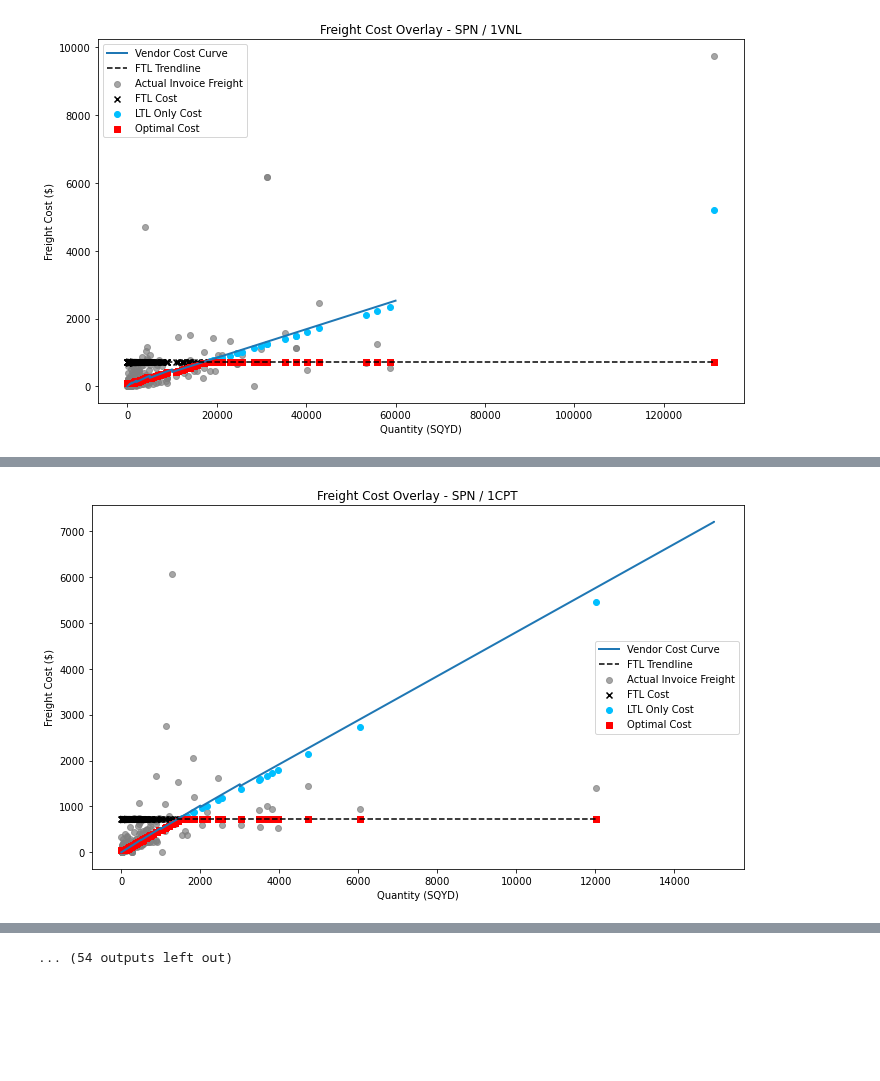
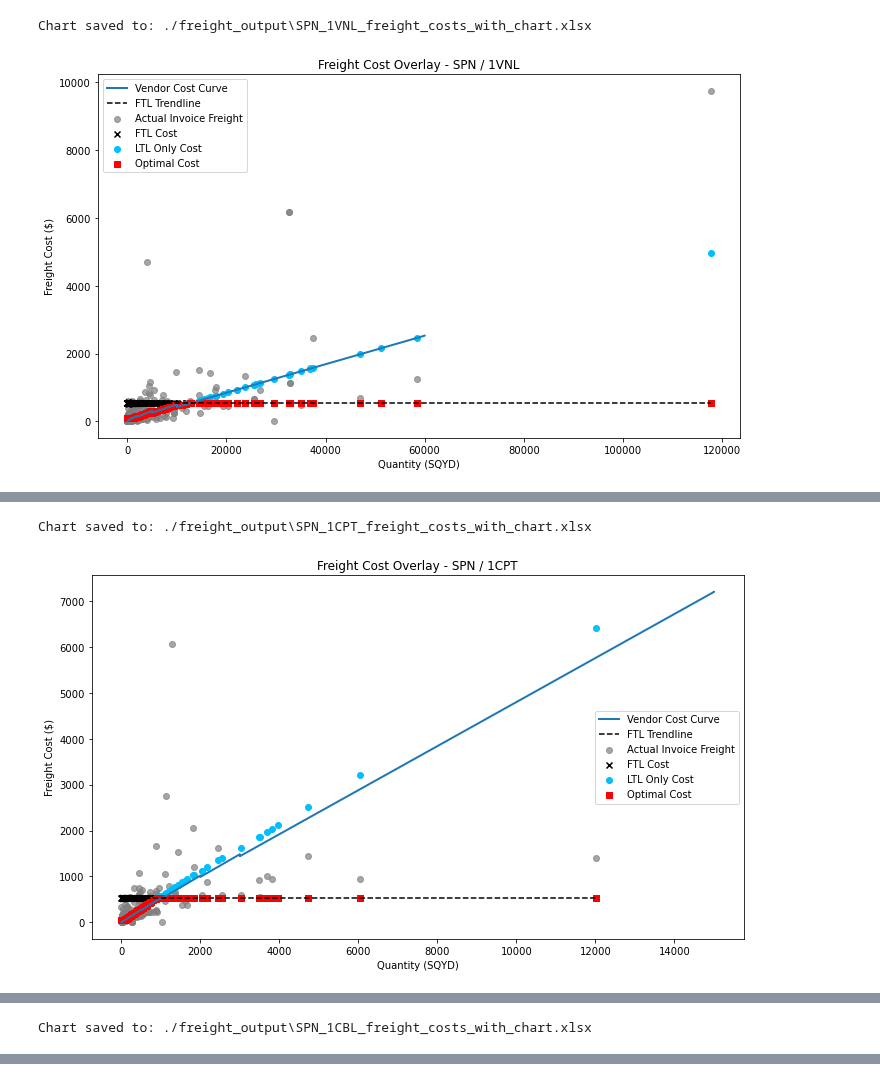
Before and after one commit to Zhuwaki/diverzify_freight_analysis, a Jupyter notebook: notebooks/nigel/cost_curves_development_live_code.ipynb, the cells around one changed output, grey strips where cells are left out. Cells and saved outputs as stored; diff of their text form; code cells hidden in the pictures; blank space fills up the shorter version.

Commit message:
updated reposittory with new model paramters

```diff
--- a/notebooks/nigel/cost_curves_development_live_code.ipynb
+++ b/notebooks/nigel/cost_curves_development_live_code.ipynb
@@ -85,10 +85,10 @@ def load_invoice_data(invoice_file):
     df.columns = df.columns.str.strip()
     df['invoice_row_id'] = df.index + 1
     df['invoice_commodity_quantity'] = pd.to_numeric(df['invoice_commodity_quantity'], errors='coerce')
-    df['historical_market_freight_costs'] = safe_clean_numeric(df['historical_market_freight_costs'])
+    df['freight_per_invoice'] = safe_clean_numeric(df['freight_per_invoice'])
     df['ftl_cost'] = safe_clean_numeric(df['ftl_cost'])
-    df['ltl_only_cost'] = safe_clean_numeric(df['ltl_only_cost'])
-    df['optimal_cost'] = safe_clean_numeric(df['optimal_cost'])
+    df['ltl_fallback_cost'] = safe_clean_numeric(df['ltl_fallback_cost'])
+    df['realistic_optimal_cost'] = safe_clean_numeric(df['realistic_optimal_cost'])
     df['quantity_sqyd'] = df['invoice_commodity_quantity']
     df['source'] = 'actual'
     logging.info(f"Invoice file loaded with {df.shape[0]} rows.")
@@ -106,14 +106,14 @@ def merge_and_export(vendor_curve_df, invoice_df, site, commodity, output_dir):
         return
 
     invoice_export = filtered_invoice[[
-        'invoice_row_id', 'quantity_sqyd', 'historical_market_freight_costs','ftl_cost',
-        'ltl_only_cost', 'optimal_cost'
+        'invoice_row_id', 'quantity_sqyd', 'freight_per_invoice','ftl_cost',
+        'ltl_fallback_cost', 'realistic_optimal_cost'
     ]].copy()
     invoice_export['vendor_rate'] = None
     invoice_export['vendor_estimated_cost'] = None
     invoice_export['source'] = 'actual'
 
-    invoice_export = invoice_export.rename(columns={'historical_market_freight_costs': 'actual_freight_cost'})
+    invoice_export = invoice_export.rename(columns={'freight_per_invoice': 'actual_freight_cost'})
 
     combined_df = pd.concat([vendor_curve_df, invoice_export], ignore_index=True)
     filename = f"{output_dir}/{site}_{commodity}_freight_costs.xlsx"
@@ -150,7 +150,7 @@ def plot_cost_curve(vendor_df, invoice_df, siteid, commodity):
     # Scatter: actual invoice freight costs
     ax.scatter(
         invoice_points['invoice_commodity_quantity'],
-        invoice_points['historical_market_freight_costs'],
+        invoice_points['freight_per_invoice'],
         color='gray',
         label='Actual Invoice Freight',
         alpha=0.7
@@ -259,8 +259,8 @@ import os
 
 
 # --- Step 1: Define file paths ---
-rates_file = "../../data/input/freight_model/freight_rates_operating.csv"
-invoice_file = "../../data/downloads/rates_adjusted_baseline_xgs_output_03052025.csv"
+rates_file = "../../data/input/freight_model/freight_rates_operating_multi.csv"
+invoice_file = "../../data/downloads/ftl/ftl_model_output_20250520_173348.csv"
 output_dir = "output_freight_analysis"
 
 # Ensure output folder exists
@@ -273,6 +273,10 @@ invoice_df = load_invoice_data(invoice_file)
 output_dir = "./freight_output"
 os.makedirs(output_dir, exist_ok=True)
 
+invoice_df =invoice_df[invoice_df['site']=='SPN']
+invoice_df = invoice_df.rename(columns={
+    'new_commodity_group': 'commodity_group',
+   })
 for site in invoice_df['site'].unique():
     site_data = invoice_df[invoice_df['site'] == site]
     for commodity in site_data['commodity_group'].unique():
@@ -282,13 +286,13 @@ for site in invoice_df['site'].unique():
         # Merge vendor + invoice data for charting
         invoice_subset = invoice_df[(invoice_df['site'] == site) & (invoice_df['commodity_group'] == commodity)].copy()
         invoice_subset = invoice_subset.rename(columns={
-            'historical_market_freight_costs': 'actual_freight_cost'
+            'freight_per_invoice': 'actual_freight_cost'
         })
         plot_ready_df = pd.concat([curve_df, invoice_subset], ignore_index=True)
 
         # Create Excel chart output
         excel_chart_file = os.path.join(output_dir, f"{site}_{commodity}_freight_costs_with_chart.xlsx")
-       # export_freight_chart_excel(plot_ready_df, site, commodity, excel_chart_file)
+        export_freight_chart_excel(plot_ready_df, site, commodity, excel_chart_file)
 
         # Optional: Plot inline as visual confirmation
         plot_cost_curve(curve_df, invoice_df, site, commodity)
@@ -299 +303,2 @@ for site in invoice_df['site'].unique():
+Chart saved to: ./freight_output\SPN_1VNL_freight_costs_with_chart.xlsx
-[figure, old version]
+[figure, new version]
@@ -301 +306,2 @@ for site in invoice_df['site'].unique():
+Chart saved to: ./freight_output\SPN_1CPT_freight_costs_with_chart.xlsx
-[figure, old version]
+[figure, new version]
@@ -302,0 +309 @@ for site in invoice_df['site'].unique():
+Chart saved to: ./freight_output\SPN_1CBL_freight_costs_with_chart.xlsx
@@ -310 +310,0 @@ for site in invoice_df['site'].unique():
-... (54 outputs left out)
```
Also changed, not shown: parts of 1 cell of this notebook, 8 other files.
